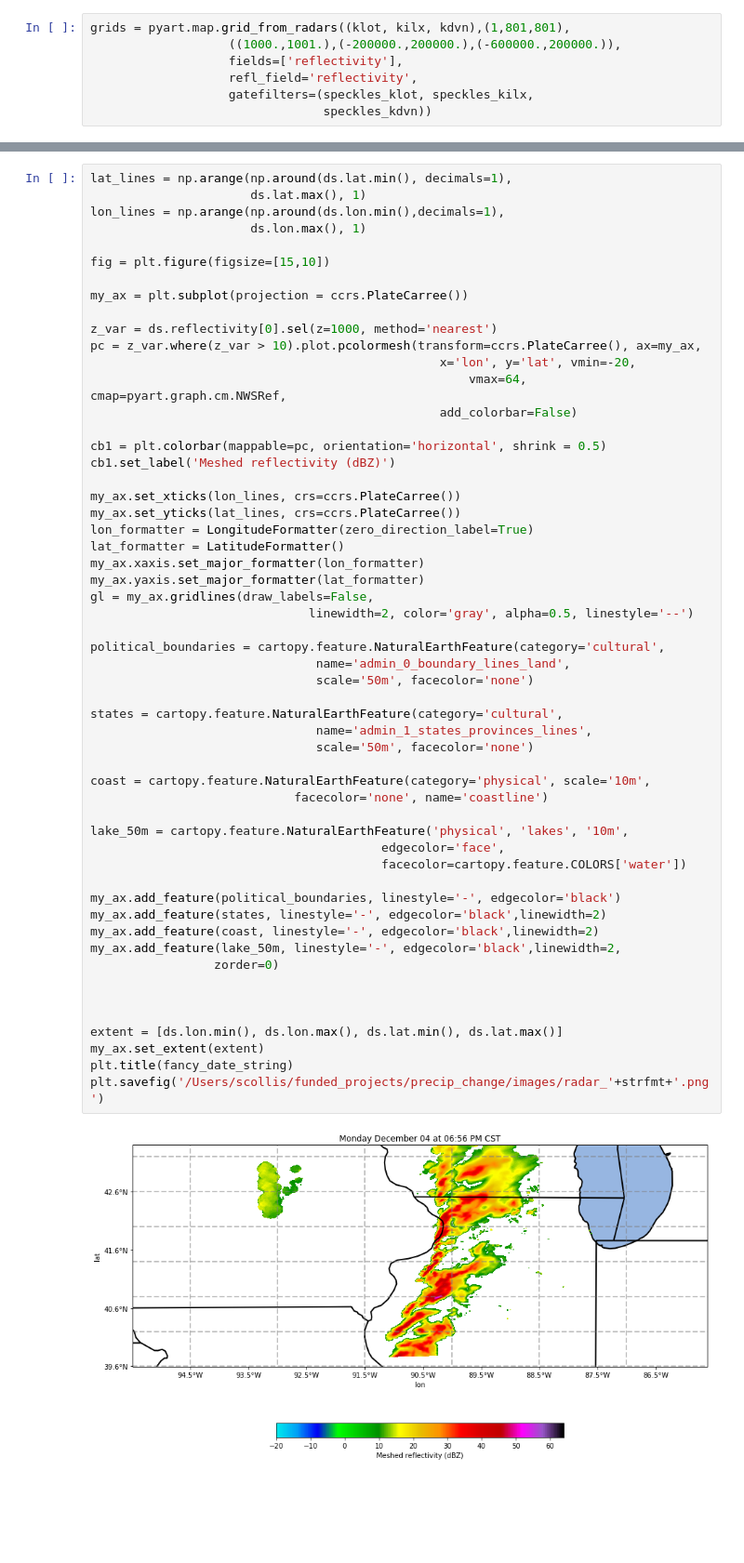
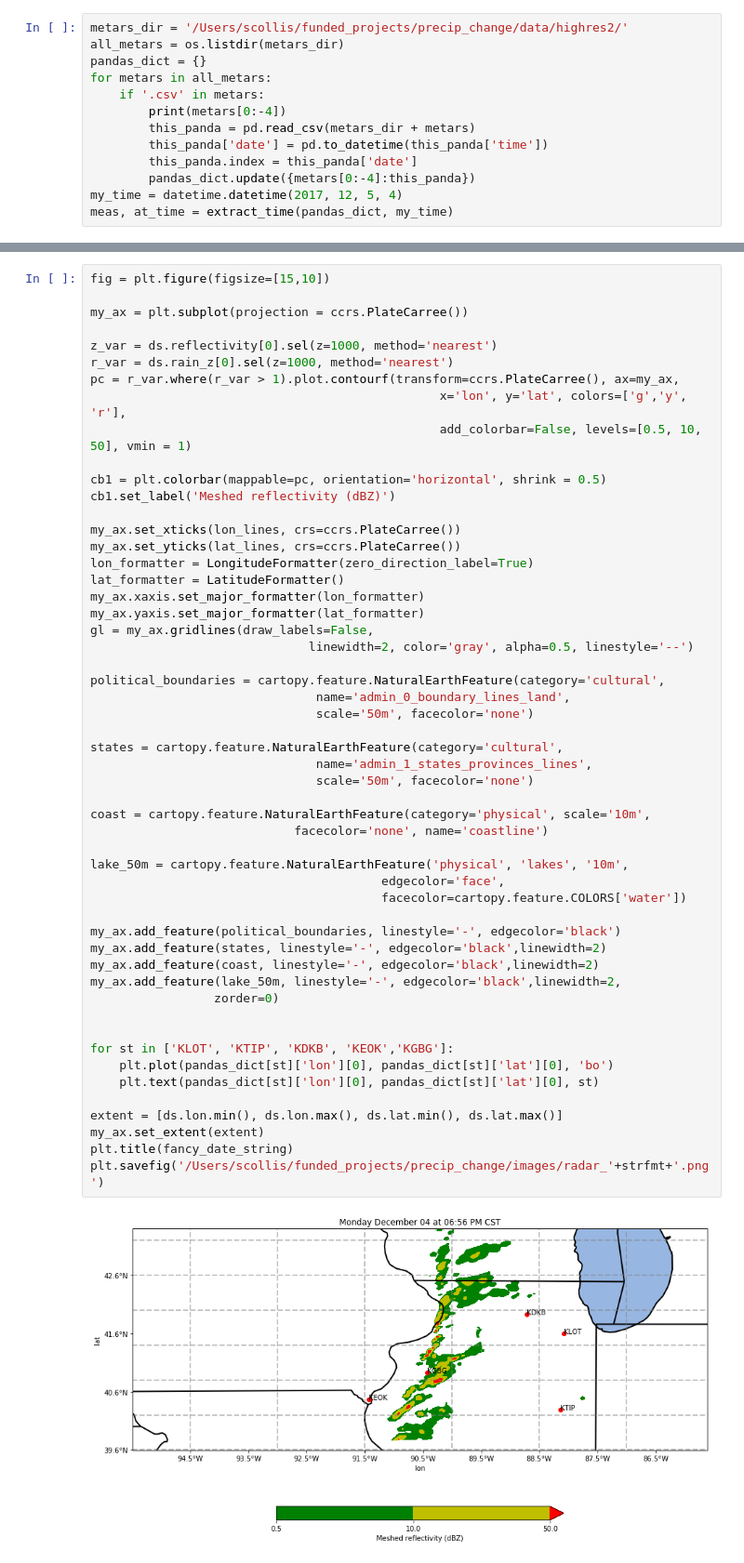
Before and after one commit to EVS-ATMOS/precip_change, a Jupyter notebook: notebooks/radar.ipynb, the cells around one changed output, grey strips where cells are left out. Shown at 93% size. Cells and saved outputs as stored; diff of their text form; blank space fills up the shorter version.

Commit message:
ADD: radar

```diff
--- a/notebooks/radar.ipynb
+++ b/notebooks/radar.ipynb
@@ -106,7 +109,13 @@ speckles_klot = pyart.correct.despeckle.despeckle_field(klot, 'reflectivity')
-# %%
-grids = pyart.map.grid_from_radars((klot, kilx, kdvn),(1,801,801),
-                   ((1000.,1001.),(-200000.,200000.),(-600000.,200000.)),
-                   fields=['reflectivity'],
-                   refl_field='reflectivity',
-                   gatefilters=(speckles_klot, speckles_kilx,
-                                speckles_kdvn))
+# %%
+metars_dir = '/Users/scollis/funded_projects/precip_change/data/highres2/'
+all_metars = os.listdir(metars_dir)
+pandas_dict = {}
+for metars in all_metars:
+    if '.csv' in metars:
+        print(metars[0:-4])
+        this_panda = pd.read_csv(metars_dir + metars)
+        this_panda['date'] = pd.to_datetime(this_panda['time'])
+        this_panda.index = this_panda['date']
+        pandas_dict.update({metars[0:-4]:this_panda})
+my_time = datetime.datetime(2017, 12, 5, 4)
+meas, at_time = extract_time(pandas_dict, my_time)
@@ -144,18 +309,13 @@ for this_field in list(grids.fields.keys()):
 # %%
-lat_lines = np.arange(np.around(ds.lat.min(), decimals=1),
-                      ds.lat.max(), 1)
-lon_lines = np.arange(np.around(ds.lon.min(),decimals=1),
-                      ds.lon.max(), 1)
-
 fig = plt.figure(figsize=[15,10])
 
 my_ax = plt.subplot(projection = ccrs.PlateCarree())
 
 z_var = ds.reflectivity[0].sel(z=1000, method='nearest')
-pc = z_var.where(z_var > 10).plot.pcolormesh(transform=ccrs.PlateCarree(), ax=my_ax,
-                                                x='lon', y='lat', vmin=-20,
-                                                    vmax=64, cmap=pyart.graph.cm.NWSRef,
-                                                add_colorbar=False)
+r_var = ds.rain_z[0].sel(z=1000, method='nearest')
+pc = r_var.where(r_var > 1).plot.contourf(transform=ccrs.PlateCarree(), ax=my_ax,
+                                                x='lon', y='lat', colors=['g','y', 'r'],
+                                                add_colorbar=False, levels=[0.5, 10, 50], vmin = 1)
 
 cb1 = plt.colorbar(mappable=pc, orientation='horizontal', shrink = 0.5)
 cb1.set_label('Meshed reflectivity (dBZ)')
@@ -170,31 +330,34 @@ gl = my_ax.gridlines(draw_labels=False,
                               linewidth=2, color='gray', alpha=0.5, linestyle='--')
 
 political_boundaries = cartopy.feature.NaturalEarthFeature(category='cultural',
                                name='admin_0_boundary_lines_land',
                                scale='50m', facecolor='none')
 
 states = cartopy.feature.NaturalEarthFeature(category='cultural',
                                name='admin_1_states_provinces_lines',
                                scale='50m', facecolor='none')
 
 coast = cartopy.feature.NaturalEarthFeature(category='physical', scale='10m',
                             facecolor='none', name='coastline')
 
 lake_50m = cartopy.feature.NaturalEarthFeature('physical', 'lakes', '10m',
                                         edgecolor='face',
                                         facecolor=cartopy.feature.COLORS['water'])
 
 my_ax.add_feature(political_boundaries, linestyle='-', edgecolor='black')
 my_ax.add_feature(states, linestyle='-', edgecolor='black',linewidth=2)
 my_ax.add_feature(coast, linestyle='-', edgecolor='black',linewidth=2)
 my_ax.add_feature(lake_50m, linestyle='-', edgecolor='black',linewidth=2,
                  zorder=0)
 
 
+for st in ['KLOT', 'KTIP', 'KDKB', 'KEOK','KGBG']:
+    plt.plot(pandas_dict[st]['lon'][0], pandas_dict[st]['lat'][0], 'bo')
+    plt.text(pandas_dict[st]['lon'][0], pandas_dict[st]['lat'][0], st)
 
 extent = [ds.lon.min(), ds.lon.max(), ds.lat.min(), ds.lat.max()]
 my_ax.set_extent(extent)
 plt.title(fancy_date_string)
 plt.savefig('/Users/scollis/funded_projects/precip_change/images/radar_'+strfmt+'.png')
 # %% [output]
-[figure, old version]
+[figure, new version]
```
Also changed, not shown: parts of 11 cells of this notebook.
